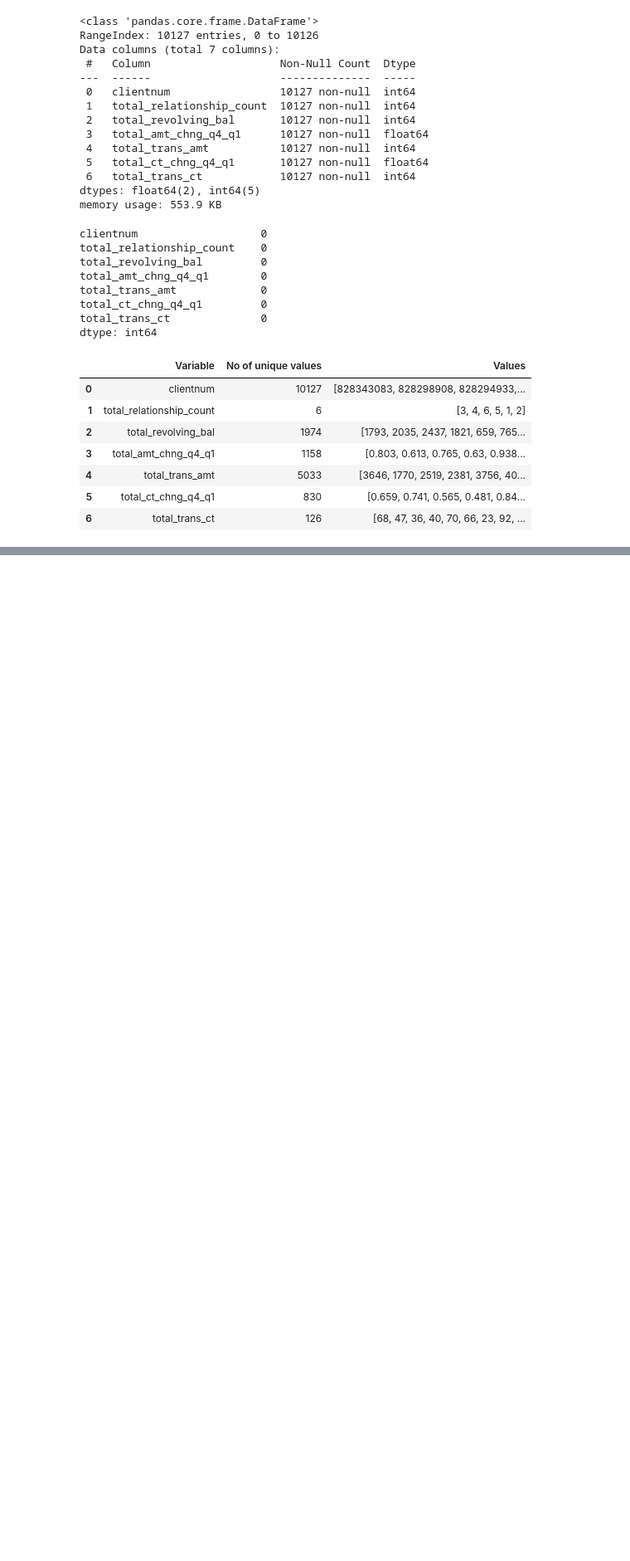
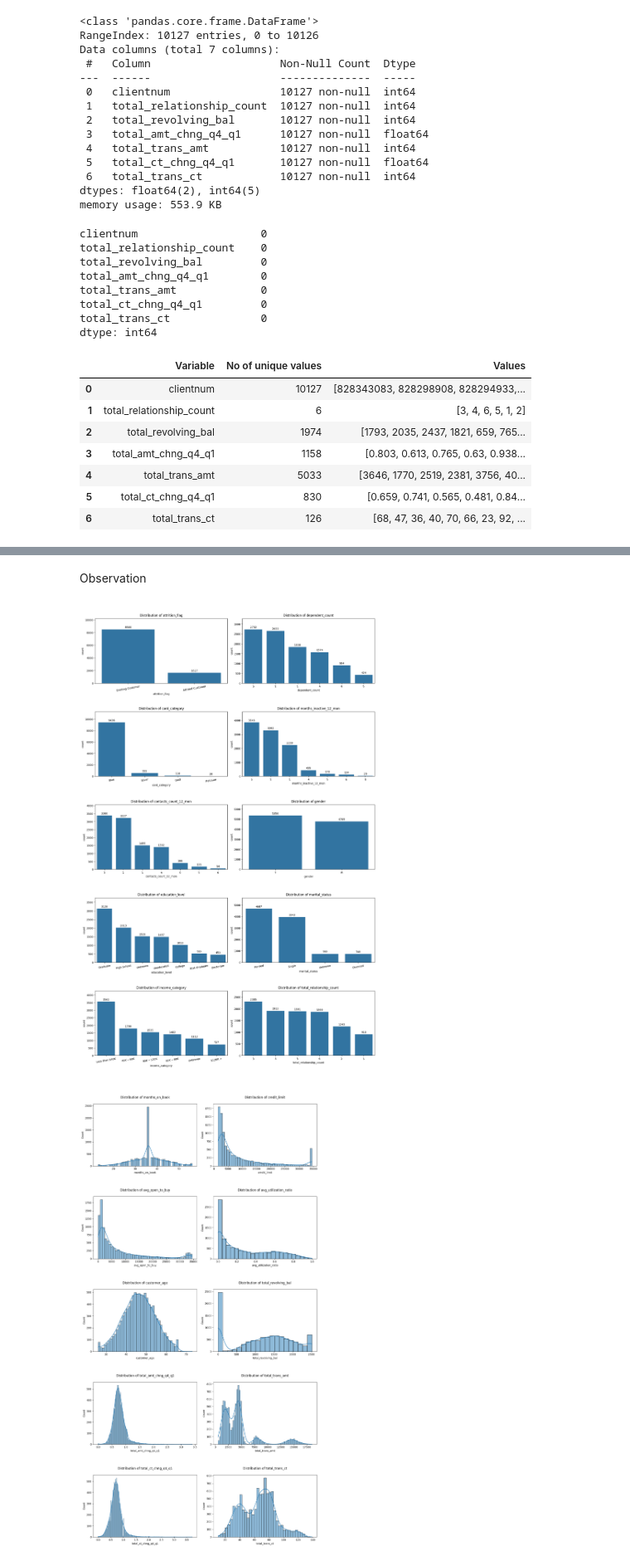
Before and after one commit to ayan72/customer_churn_analysis, a Jupyter notebook: churn.ipynb, the cells around one changed output, grey strips where cells are left out. Shown at 83% size. Cells and saved outputs as stored; diff of their text form; code cells hidden in the pictures; blank space fills up the shorter version.

```diff
--- a/churn.ipynb
+++ b/churn.ipynb
@@ -656,0 +803,63 @@ variables
+# %% [markdown]
+Observation
+# %%
+import matplotlib.pyplot as plt
+import seaborn as sns
+
+column_list = []
+unique_val_vars = []
+non_unique_vars = []
+
+for column_name in df.columns:
+    unique_count = df[column_name].nunique()
+    if unique_count < 10:
+        unique_val_vars.append(column_name)
+    else:
+        non_unique_vars.append(column_name)
+
+fig, axs = plt.subplots(nrows=5, ncols=2, figsize=(16, 25))
+axs = axs.flatten()
+plot_color = sns.color_palette()[0]
+
+for i, var in enumerate(unique_val_vars):
+    sorted_order = df[var].value_counts().sort_values(ascending=False).index
+    plot = sns.countplot(x=var, data=df, ax=axs[i], order=sorted_order, color=plot_color)
+    axs[i].set_xticklabels(axs[i].get_xticklabels(), rotation=10)
+    axs[i].set_title(f"\n\nDistribution of {var}\n", y=0.95)
+    for p in plot.patches:
+        plot.annotate(f'{p.get_height():.0f}',
+                      (p.get_x() + p.get_width() / 2., p.get_height()),
+                      ha='center', va='baseline', fontsize=10,
+                      color='black', xytext=(0, 5), textcoords='offset points')
+    axs[i].set_ylim(0, df[var].value_counts().max() * 1.2)
+
+plt.subplots_adjust(hspace=0.6)
+plt.tight_layout()
+plt.show()
+
+filtered_non_unique_vars = [var for var in non_unique_vars if var != 'clientnum']
+num_rows = (len(filtered_non_unique_vars) - 1) // 2 + 1
+num_cols = 2
+
+fig, axs = plt.subplots(nrows=num_rows, ncols=num_cols, figsize=(13, 5 * num_rows))
+axs = axs.flatten()
+
+for i, var in enumerate(filtered_non_unique_vars):
+    column_list.append(var)
+    sns.histplot(x=var, data=df, color=plot_color, kde=True, ax=axs[i])
+    axs[i].set_title(f'\n\n \nDistribution of {var}\n')
+
+plt.subplots_adjust(hspace=0.4, wspace=0.4)
+plt.tight_layout()
+
+# Clean-up unused axes (only if extra axes exist)
+for j in range(len(filtered_non_unique_vars), len(axs)):
+    fig.delaxes(axs[j])
+
+plt.show()
+
+print("\n")
+df[column_list].describe()
+# %% [output]
+[figure, added]
+[figure, added]
```
Also changed, not shown: parts of 9 cells of this notebook.
